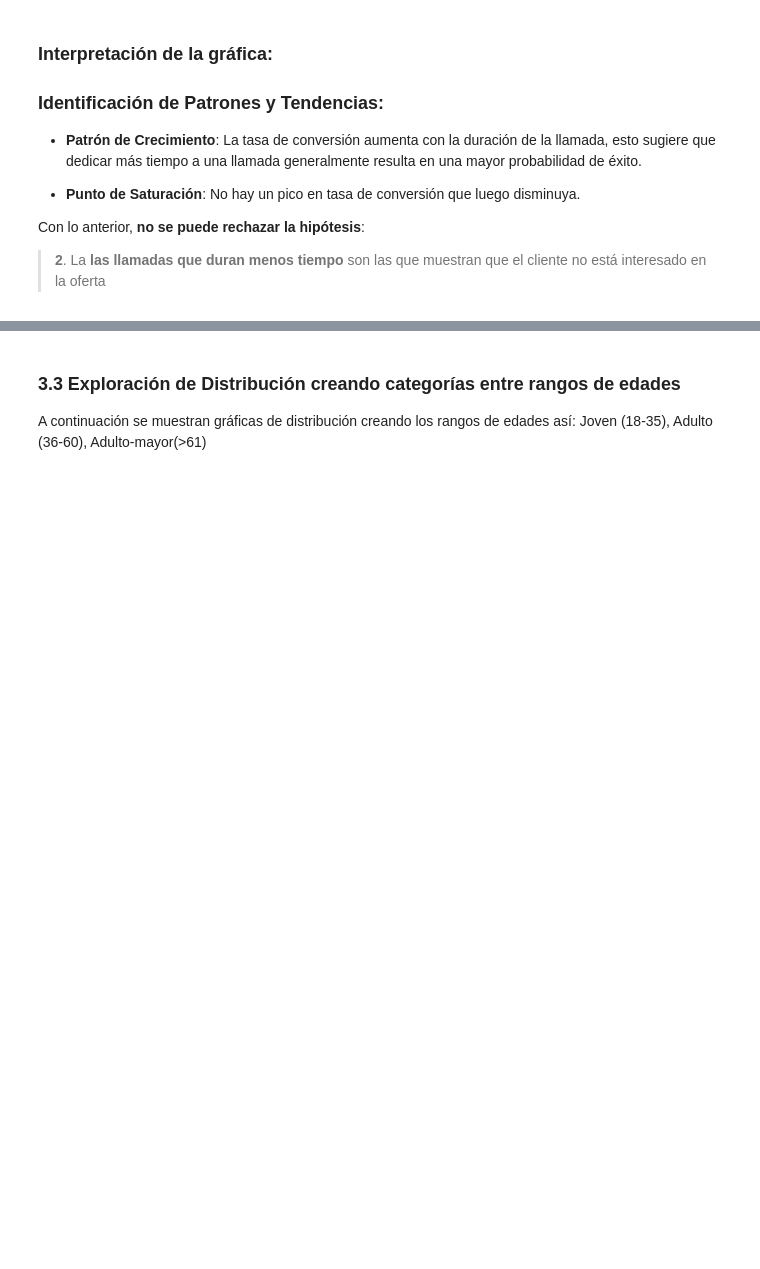
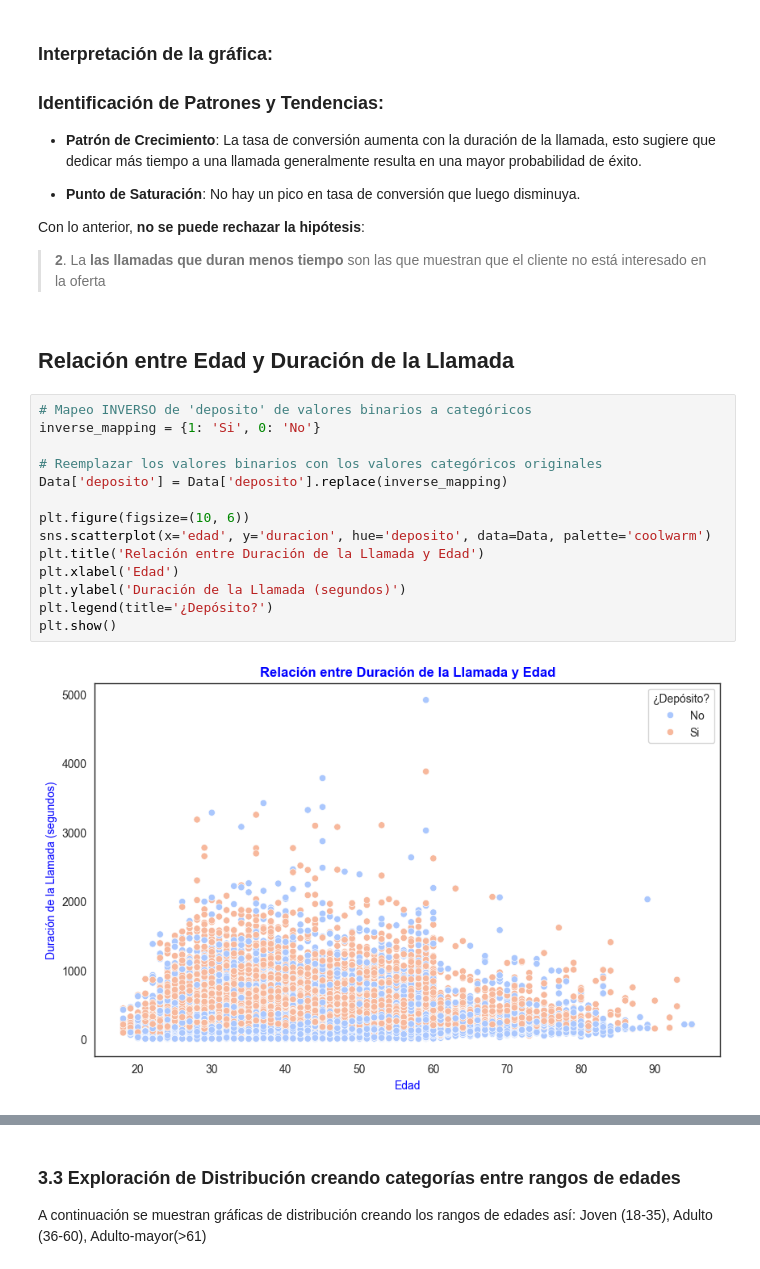
Before and after one commit to andres-coder-dev/entrega-ds-f, a Jupyter notebook: Entrega_Final-Andres-Burbano.ipynb, the cells around one changed output, grey strips where cells are left out. Cells and saved outputs as stored; diff of their text form; blank space fills up the shorter version.

Commit message:
mod: nuevo gráfico relacion edad y duración de llamada

```diff
--- a/Entrega_Final-Andres-Burbano.ipynb
+++ b/Entrega_Final-Andres-Burbano.ipynb
@@ -574,3 +574,21 @@ plt.show()
 
 Con lo anterior, **no se puede rechazar la hipótesis**:
   > **2**. La **las llamadas que duran menos tiempo** son las que muestran que el cliente no está interesado en la oferta
+# %% [markdown]
+## **Relación entre Edad y Duración de la Llamada**
+# %%
+# Mapeo INVERSO de 'deposito' de valores binarios a categóricos
+inverse_mapping = {1: 'Si', 0: 'No'}
+
+# Reemplazar los valores binarios con los valores categóricos originales
+Data['deposito'] = Data['deposito'].replace(inverse_mapping)
+
+plt.figure(figsize=(10, 6))
+sns.scatterplot(x='edad', y='duracion', hue='deposito', data=Data, palette='coolwarm')
+plt.title('Relación entre Duración de la Llamada y Edad')
+plt.xlabel('Edad')
+plt.ylabel('Duración de la Llamada (segundos)')
+plt.legend(title='¿Depósito?')
+plt.show()
+# %% [output]
+[figure, added]
```
Also changed, not shown: parts of 5 cells of this notebook.
